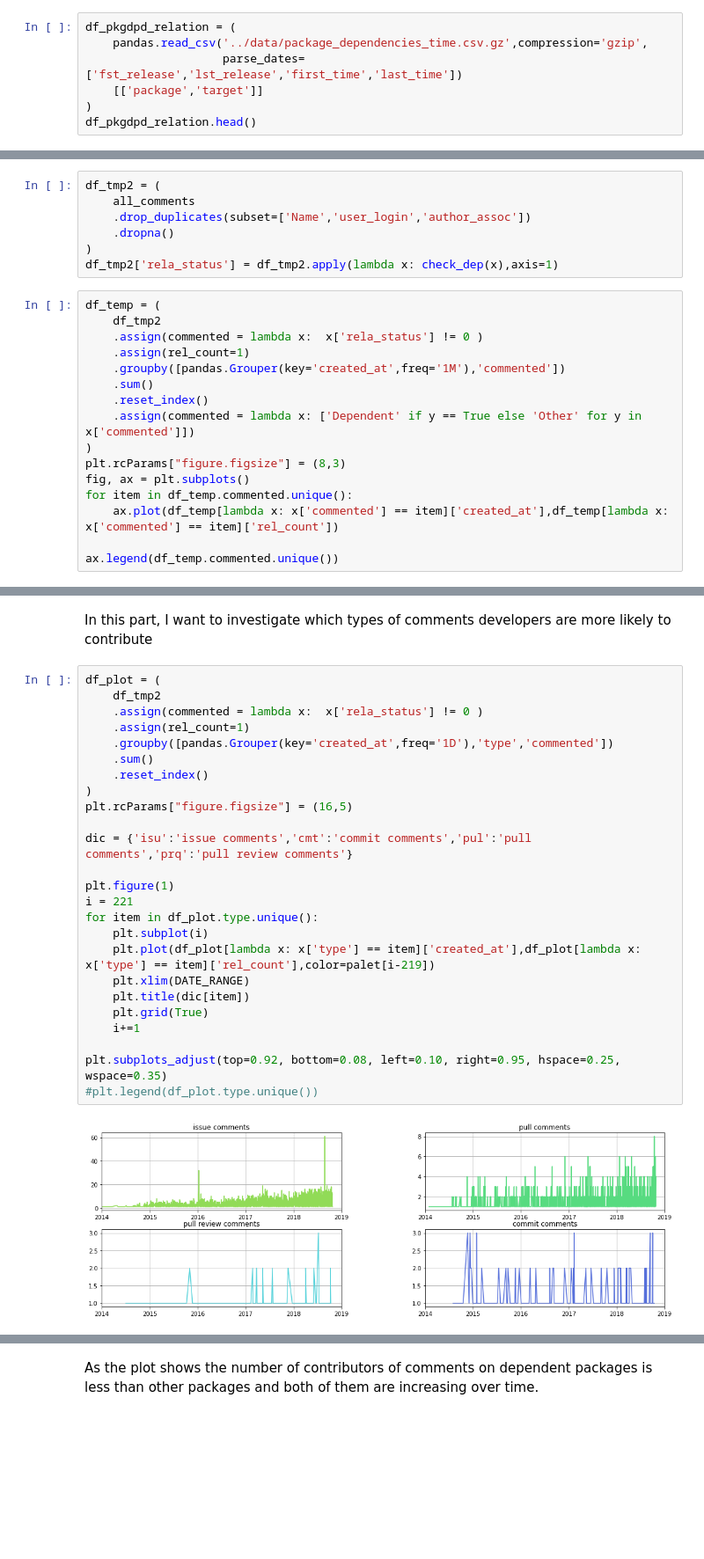
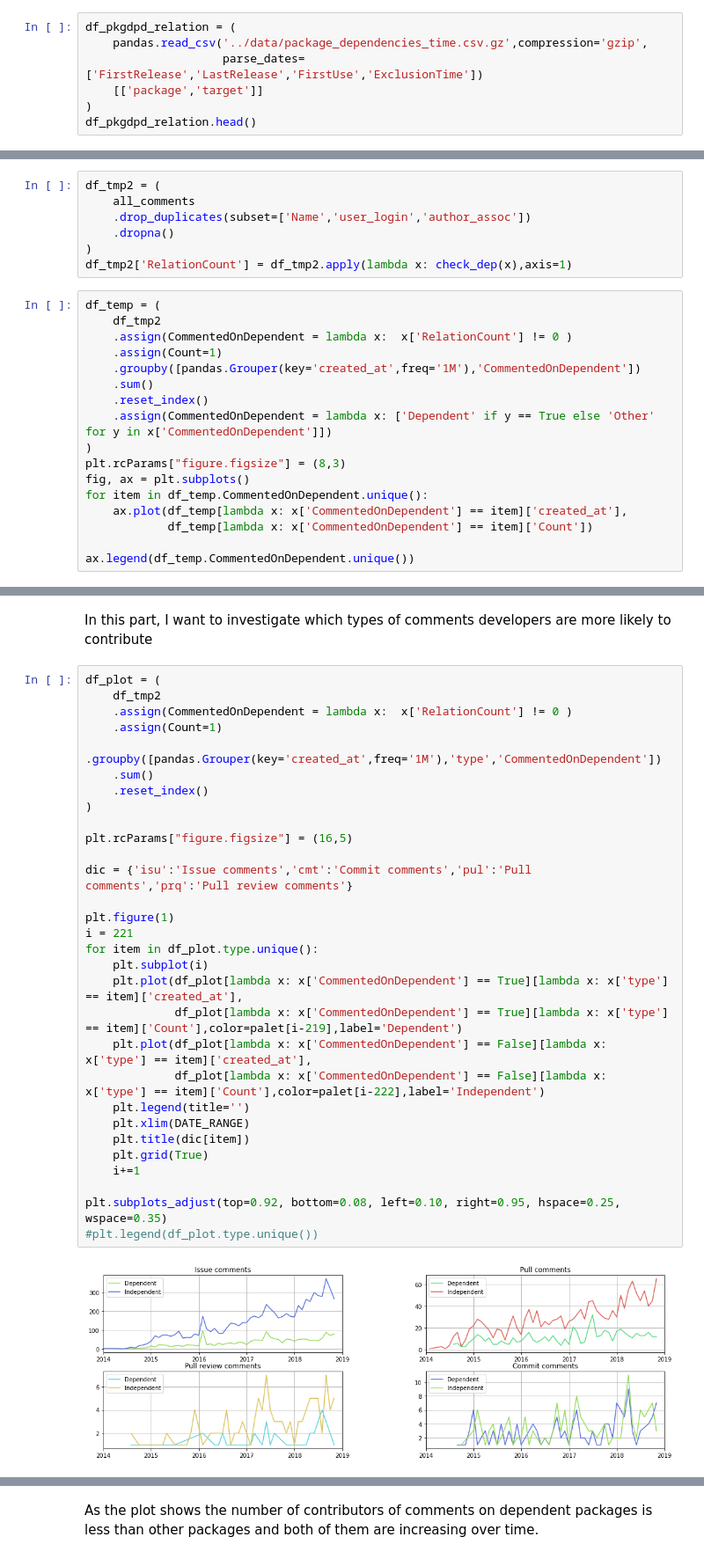
Before and after one commit to MehdiGol/PackagesDependencies-Contributors-Relationship, a Jupyter notebook: notebooks/Question 1.ipynb, the cells around one changed output, grey strips where cells are left out. Shown at 88% size. Drawn from its saved outputs; the diff is of its cells as text; blank space fills up the shorter version.

```diff
--- a/notebooks/Question 1.ipynb
+++ b/notebooks/Question 1.ipynb
@@ -45,7 +40,7 @@ all_comments.head()
 # %%
 df_pkgdpd_relation = (
     pandas.read_csv('../data/package_dependencies_time.csv.gz',compression='gzip',
-                    parse_dates=['fst_release','lst_release','first_time','last_time'])
+                    parse_dates=['FirstRelease','LastRelease','FirstUse','ExclusionTime'])
     [['package','target']]
 )
 df_pkgdpd_relation.head()
@@ -146,23 +146,24 @@ df_tmp2 = (
     .drop_duplicates(subset=['Name','user_login','author_assoc'])
     .dropna()
 )
-df_tmp2['rela_status'] = df_tmp2.apply(lambda x: check_dep(x),axis=1)
+df_tmp2['RelationCount'] = df_tmp2.apply(lambda x: check_dep(x),axis=1)
 # %%
 df_temp = (
     df_tmp2
-    .assign(commented = lambda x:  x['rela_status'] != 0 )
-    .assign(rel_count=1)
-    .groupby([pandas.Grouper(key='created_at',freq='1M'),'commented'])
+    .assign(CommentedOnDependent = lambda x:  x['RelationCount'] != 0 )
+    .assign(Count=1)
+    .groupby([pandas.Grouper(key='created_at',freq='1M'),'CommentedOnDependent'])
     .sum()
     .reset_index()
-    .assign(commented = lambda x: ['Dependent' if y == True else 'Other' for y in x['commented']])
+    .assign(CommentedOnDependent = lambda x: ['Dependent' if y == True else 'Other' for y in x['CommentedOnDependent']])
 )
 plt.rcParams["figure.figsize"] = (8,3)
 fig, ax = plt.subplots()
-for item in df_temp.commented.unique():
-    ax.plot(df_temp[lambda x: x['commented'] == item]['created_at'],df_temp[lambda x: x['commented'] == item]['rel_count'])
+for item in df_temp.CommentedOnDependent.unique():
+    ax.plot(df_temp[lambda x: x['CommentedOnDependent'] == item]['created_at'],
+            df_temp[lambda x: x['CommentedOnDependent'] == item]['Count'])
 
-ax.legend(df_temp.commented.unique())
+ax.legend(df_temp.CommentedOnDependent.unique())
 # %% [output]
 <matplotlib.legend.Legend at 0x...>
 [figure]
@@ -175,28 +176,33 @@ In this part, I want to investigate which types of comments developers are more
 # %%
 df_plot = (
     df_tmp2
-    .assign(commented = lambda x:  x['rela_status'] != 0 )
-    .assign(rel_count=1)
-    .groupby([pandas.Grouper(key='created_at',freq='1D'),'type','commented'])
+    .assign(CommentedOnDependent = lambda x:  x['RelationCount'] != 0 )
+    .assign(Count=1)
+    .groupby([pandas.Grouper(key='created_at',freq='1M'),'type','CommentedOnDependent'])
     .sum()
     .reset_index()
 )
+
 plt.rcParams["figure.figsize"] = (16,5)
 
-dic = {'isu':'issue comments','cmt':'commit comments','pul':'pull comments','prq':'pull review comments'}
+dic = {'isu':'Issue comments','cmt':'Commit comments','pul':'Pull comments','prq':'Pull review comments'}
 
 plt.figure(1)
 i = 221
 for item in df_plot.type.unique():
     plt.subplot(i)
-    plt.plot(df_plot[lambda x: x['type'] == item]['created_at'],df_plot[lambda x: x['type'] == item]['rel_count'],color=palet[i-219])
+    plt.plot(df_plot[lambda x: x['CommentedOnDependent'] == True][lambda x: x['type'] == item]['created_at'],
+             df_plot[lambda x: x['CommentedOnDependent'] == True][lambda x: x['type'] == item]['Count'],color=palet[i-219],label='Dependent')
+    plt.plot(df_plot[lambda x: x['CommentedOnDependent'] == False][lambda x: x['type'] == item]['created_at'],
+             df_plot[lambda x: x['CommentedOnDependent'] == False][lambda x: x['type'] == item]['Count'],color=palet[i-222],label='Independent')
+    plt.legend(title='')
     plt.xlim(DATE_RANGE)
     plt.title(dic[item])
     plt.grid(True)
     i+=1
 
 plt.subplots_adjust(top=0.92, bottom=0.08, left=0.10, right=0.95, hspace=0.25, wspace=0.35)
 #plt.legend(df_plot.type.unique())
 # %% [output]
-[figure, old version]
+[figure, new version]
 # %% [markdown]
```
Also changed, not shown: parts of 16 cells of this notebook, 5 other files.
